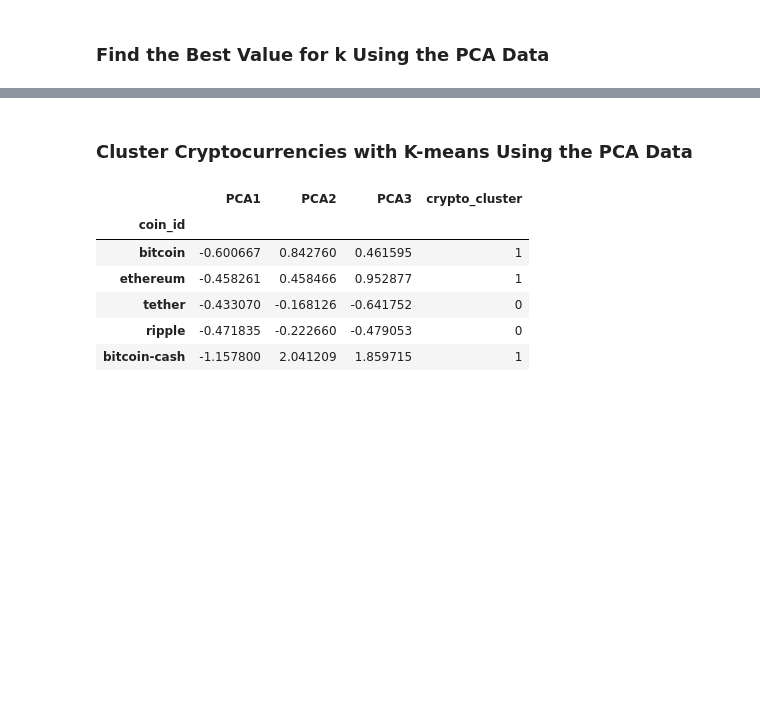
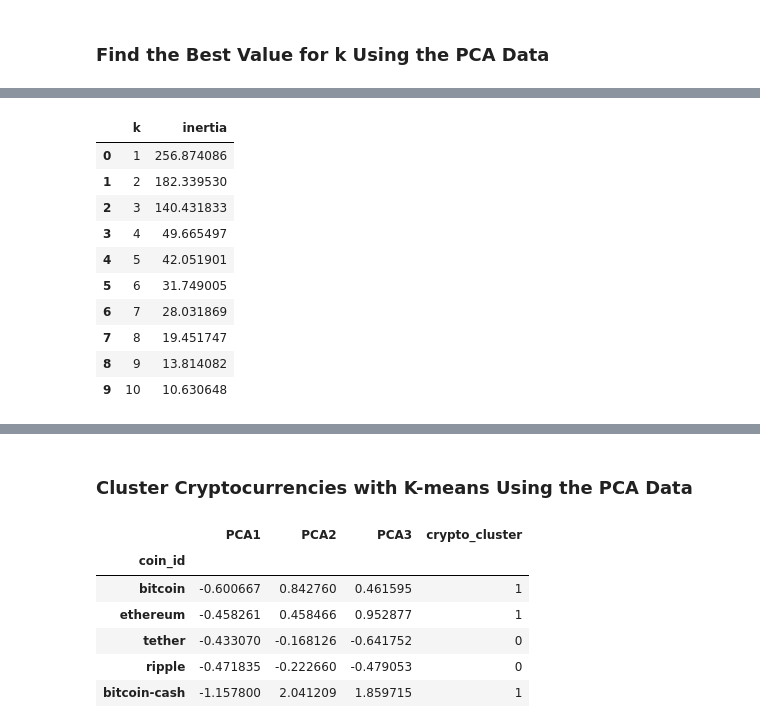
Before and after one commit to SikoticVinyl/CryptoClustering, a Jupyter notebook: Crypto_Clustering.ipynb, the cells around one changed output, grey strips where cells are left out. Drawn from its saved outputs; the diff is of its cells as text; code cells hidden in the pictures; blank space fills up the shorter version.

```diff
--- a/Crypto_Clustering.ipynb
+++ b/Crypto_Clustering.ipynb
@@ -247,0 +221,9 @@ Explained Variance Ratio: [0.3719856  0.34700813 0.17603793]
+# %%
+# Convert the results to a DataFrame
+pca_df = pd.DataFrame(pca_results, columns=['PC1', 'PC2', 'PC3'])
+
+# Set the index of pca_df to be the same as market_data_df which is coin_id
+pca_df.index = market_data_df.index
+
+# Display sample data
+print(pca_df.head())
@@ -286,0 +240,41 @@ Explained Variance Ratio: [0.3719856  0.34700813 0.17603793]
+# %%
+# Define a range of k values for the KMeans algorithm to test from 1 to 10 clusters
+k_values = range(1, 11)
+
+# Initialize an empty list to store the inertia values for each k
+inertia = []
+
+# Loop over each k value in the range
+for k in k_values:
+    # Create a KMeans model with the current number of clusters (k) and a fixed random state for reproducibility
+    model = KMeans(n_clusters=k, random_state=42)
+
+    # Fit the KMeans model to the PCA-transformed data (pca_df)
+    model.fit(pca_df)
+
+    # Append the inertia (sum of squared distances to the nearest cluster center) of the current model to the inertia list
+    inertia.append(model.inertia_)
+
+# Create a dictionary with the k values and their corresponding inertia values
+pcaelbow_data = {
+    "k": k_values,
+    "inertia": inertia
+}
+
+# Convert the dictionary into a DataFrame to facilitate plotting the Elbow curve
+pcaelbow_df = pd.DataFrame(pcaelbow_data)
+
+# Display the DataFrame to visualize the k values and their associated inertia
+display(pcaelbow_df)
+# %% [output]
+|  | k | inertia |
+| 0 | 1 | 256.874086 |
+| 1 | 2 | 182.339530 |
+| 2 | 3 | 140.431833 |
+| 3 | 4 | 49.665497 |
+| 4 | 5 | 42.051901 |
+| 5 | 6 | 31.749005 |
+| 6 | 7 | 28.031869 |
+| 7 | 8 | 19.451747 |
+| 8 | 9 | 13.814082 |
+| 9 | 10 | 10.630648 |
```
Also changed, not shown: parts of 7 cells of this notebook, 1 other file.
